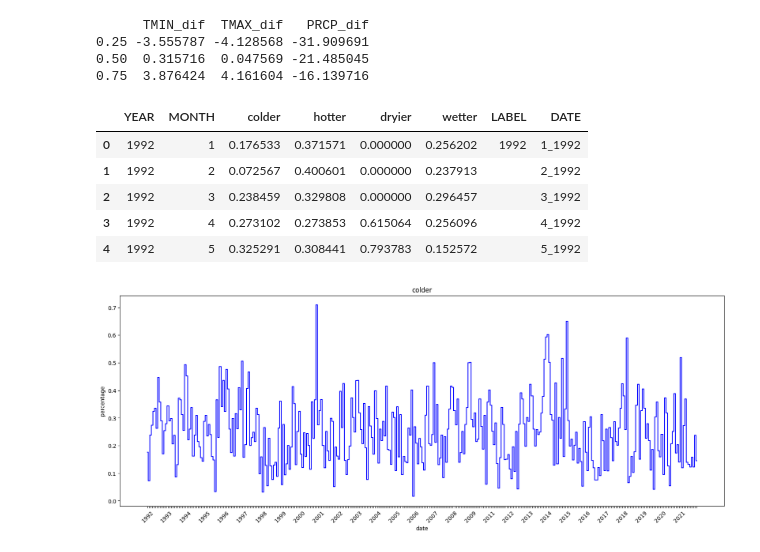
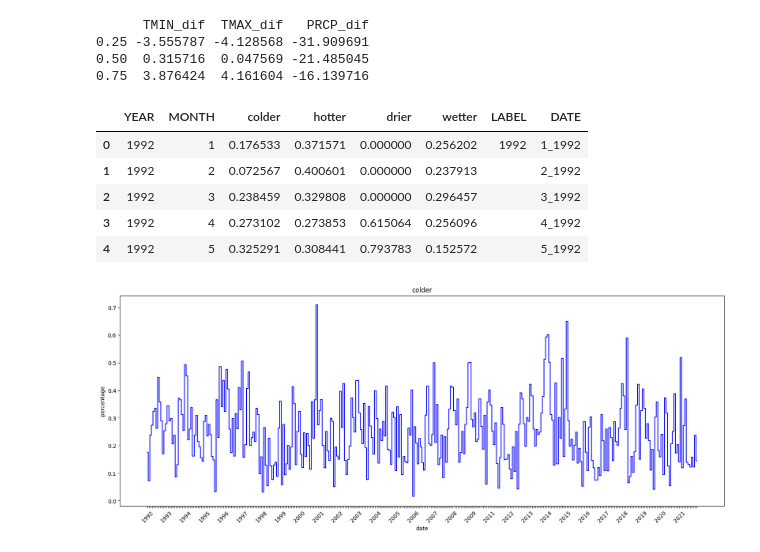
Before and after one commit to mkowa2/Data_Bandits_CS418, a Jupyter notebook: weather.ipynb, the cells around one changed output. Drawn from its saved outputs; the diff is of its cells as text; code cells hidden in the pictures.

```diff
--- a/weather.ipynb
+++ b/weather.ipynb
@@ -196,18 +214,18 @@ print(quartiles)
 d_exceptional = d_variation.copy()
 d_exceptional['colder'] = np.where(d_exceptional['TMIN_dif'] < quartiles.loc[0.25,'TMIN_dif'], 1, 0)
 d_exceptional['hotter'] = np.where(d_exceptional['TMAX_dif'] > quartiles.loc[0.75,'TMAX_dif'], 1, 0)
-d_exceptional['dryier'] = np.where(d_exceptional['PRCP_dif'] < quartiles.loc[0.25,'PRCP_dif'] , 1, 0)
+d_exceptional['drier'] = np.where(d_exceptional['PRCP_dif'] < quartiles.loc[0.25,'PRCP_dif'] , 1, 0)
 d_exceptional['wetter'] = np.where(d_exceptional['PRCP_dif'] > quartiles.loc[0.75,'PRCP_dif'], 1, 0)
-d_exceptional = d_exceptional[['YEAR','MONTH','colder','hotter','dryier','wetter']]
+d_exceptional = d_exceptional[['YEAR','MONTH','colder','hotter','drier','wetter']]
 # %%
 d_exceptional_grouped = d_exceptional.groupby(['YEAR','MONTH']).mean().reset_index()
 d_exceptional_grouped['LABEL'] = np.where(d_exceptional_grouped['MONTH'] == 1, d_exceptional_grouped['YEAR'].astype(str), "")
 d_exceptional_grouped['DATE'] = d_exceptional_grouped['MONTH'].astype(str) + "_" + d_exceptional_grouped['YEAR'].astype(str)
-d_exceptional_grouped = d_exceptional_grouped[(d_exceptional_grouped['colder']<=0.9) & (d_exceptional_grouped['hotter']<=0.9)
-                                                & (d_exceptional_grouped['dryier']<=0.9) & (d_exceptional_grouped['wetter']<=0.9)]
+d_exceptional_grouped = d_exceptional_grouped[(d_exceptional_grouped['colder']<=0.99) & (d_exceptional_grouped['hotter']<=0.99)
+                                                & (d_exceptional_grouped['drier']<=0.99) & (d_exceptional_grouped['wetter']<=0.99)]
 d_exceptional_grouped.head()
 # %% [output]
-|  | YEAR | MONTH | colder | hotter | dryier | wetter | LABEL | DATE |
+|  | YEAR | MONTH | colder | hotter | drier | wetter | LABEL | DATE |
 | 0 | 1992 | 1 | 0.176533 | 0.371571 | 0.000000 | 0.256202 | 1992 | 1_1992 |
 | 1 | 1992 | 2 | 0.072567 | 0.400601 | 0.000000 | 0.237913 |  | 2_1992 |
 | 2 | 1992 | 3 | 0.238459 | 0.329808 | 0.000000 | 0.296457 |  | 3_1992 |
```
Also changed, not shown: parts of 7 cells of this notebook, 5 other files.
